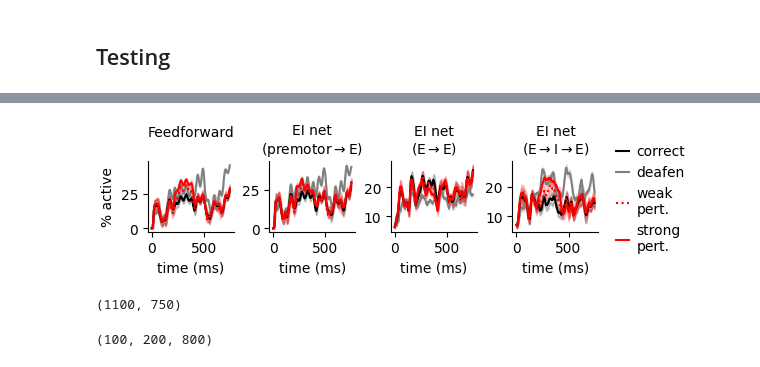
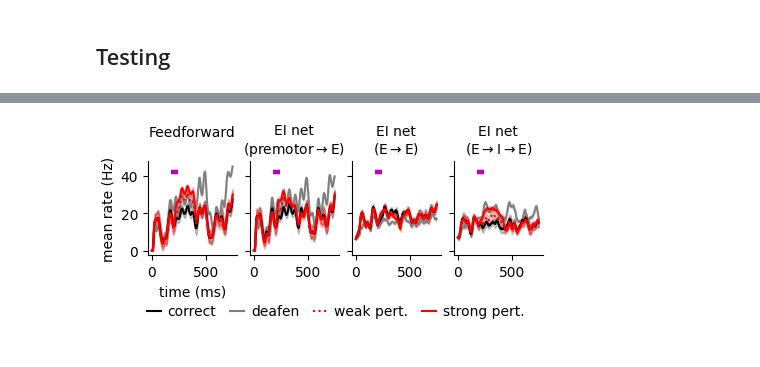
Before and after one commit to gongziyida/vocal-error-network, a Jupyter notebook: learn_real_test.ipynb, the cells around one changed output, grey strips where cells are left out. Saved outputs shown, nothing was run; the diff lists cells and outputs as text; code cells hidden in the pictures.

```diff
--- a/learn_real_test.ipynb
+++ b/learn_real_test.ipynb
@@ -90,6 +90,6 @@ for l, m in enumerate(('FF', 'EI', 'EIrecEE', 'EIrecEI')):
                                        figsize=(4.5, 2), plot_z=False, sort_by='e', th=10, tpre=100)
     for j in range(len(ax)-1):
         ax[j].set(xticks=[100, 250], xticklabels=[0, 150], xlabel='')
-    ax[0].set(xlabel='Time (ms)')
+    ax[0].set(xlabel='time (ms)')
     fig.savefig('svg/different_models/err_response_%s_%s.svg' % (m, postfix), transparent=True)
 # %% [output]
@@ -232,5 +232,5 @@ fig.savefig('svg/different_models/percent_active_%s.svg' % postfix)
 # %%
-fig, ax = plt.subplots(1, 5, figsize=(6,1.6), sharey='all', width_ratios=(1,1,1,1,0.8))
+fig, ax = plt.subplots(1, 4, figsize=(4.5,2), sharey='all')
 ls = ['Feedforward\n', 'EI net\n(premotor$\\to$E)',
       'EI net\n(E$\\to$E)', 'EI net\n(E$\\to$I$\\to$E)']
 for i, k in enumerate(ls):
@@ -238,15 +238,13 @@ for i, k in enumerate(ls):
         aux = res[j][i][:,T_pre:-T_post-50,:NE].mean(axis=-1)
         plot_mean_std(ax[i], aux.mean(axis=0), aux.std(axis=0), 0.2, c,
                       ls=':' if j=='pert_weak' else '-')
-        # ax[i].hlines(7, aud_real['pert_t0'].mean()-aud_real['pert_t0'].std(),
-        #                 aud_real['pert_t1'].mean()+aud_real['pert_t1'].std(),
-        #              lw=3, color='m')
-    ax[i].set(xlabel='time (ms)', title=k)
-ax[-1].set_axis_off()
-ax[0].set_ylabel('mean rate (Hz)')
-for k, c in zip(('correct', 'deafen', 'weak\npert.', 'strong\npert.'), ('k', 'grey', 'r', 'r')):
-    ax[0].plot(0,0, c=c, ls=':' if k=='weak\npert.' else '-',
-               label=k)
-fig.legend(ncols=1, loc='center right', labelspacing=0.5)
+        ax[i].hlines(7, aud_real['pert_t0'].mean()-aud_real['pert_t0'].std(),
+                        aud_real['pert_t1'].mean()+aud_real['pert_t1'].std(),
+                     lw=3, color='m')
+    ax[i].set(title=k)
+ax[0].set(xlabel='time (ms)\n', ylabel='mean rate (Hz)')
+for k, c in zip(('correct', 'deafen', 'weak pert.', 'strong pert.'), ('k', 'grey', 'r', 'r')):
+    ax[0].plot(0,0, c=c, ls=':' if k=='weak pert.' else '-', label=k)
+fig.legend(ncols=4, loc=(0.1, 0), labelspacing=0.5)
 fig.savefig('svg/different_models/learn_real_mean_rates_%s.svg' % postfix)
 # %% [output]
@@ -254,30 +252,20 @@ fig.savefig('svg/different_models/learn_real_mean_rates_%s.svg' % postfix)
 # %%
-fig, ax = plt.subplots(1, 5, figsize=(6,1.6), sharey='none', width_ratios=(1,1,1,1,1))
+fig, ax = plt.subplots(1, 4, figsize=(4.5,2), sharey='all')
 ls = ['Feedforward\n', 'EI net\n(premotor$\\to$E)',
       'EI net\n(E$\\to$E)', 'EI net\n(E$\\to$I$\\to$E)']
 for i, k in enumerate(ls):
     for j, c in zip(('deaf', 'ctrl', 'pert_weak', 'pert_strong'), ('grey', 'k', 'r', 'r')):
         aux = (res[j][i][:,T_pre:-T_post-50,:NE] > 3).mean(axis=-1) * 100
         plot_mean_std(ax[i], aux.mean(axis=0), aux.std(axis=0), 0.2, c,
                       ls=':' if j=='pert_weak' else '-')
-        # ax[i].hlines(7, aud_real['pert_t0'].mean()-aud_real['pert_t0'].std(),
-        #                 aud_real['pert_t1'].mean()+aud_real['pert_t1'].std(),
-        #              lw=3, color='m')
-    ax[i].set(xlabel='time (ms)', title=k)
-ax[-1].set_axis_off()
-ax[0].set_ylabel('% active')
-for k, c in zip(('correct', 'deafen', 'weak\npert.', 'strong\npert.'), ('k', 'grey', 'r', 'r')):
-    ax[0].plot(0,0, c=c, ls=':' if k=='weak\npert.' else '-',
-               label=k)
-fig.legend(ncols=1, loc='center right', labelspacing=0.5)
+        ax[i].hlines(42, aud_real['pert_t0'].mean()-aud_real['pert_t0'].std(),
+                         aud_real['pert_t1'].mean()+aud_real['pert_t1'].std(),
+                     lw=3, color='m')
+    ax[i].set(title=k)
+ax[0].set(xlabel='time (ms)\n', ylabel='mean rate (Hz)')
+for k, c in zip(('correct', 'deafen', 'weak pert.', 'strong pert.'), ('k', 'grey', 'r', 'r')):
+    ax[0].plot(0,0, c=c, ls=':' if k=='weak pert.' else '-', label=k)
+fig.legend(ncols=4, loc=(0.1, 0), labelspacing=0.5)
 fig.savefig('svg/different_models/learn_real_sparsity_%s.svg' % postfix)
 # %% [output]
-[figure, old version]
+[figure, new version]
-# %%
-res['ctrl'][1][0].shape
-# %% [output]
-(1100, 750)
-# %%
-T_pre, T_post, T_song
-# %% [output]
-(100, 200, 800)
```
Also changed, not shown: parts of 9 cells of this notebook, 3 other files.
